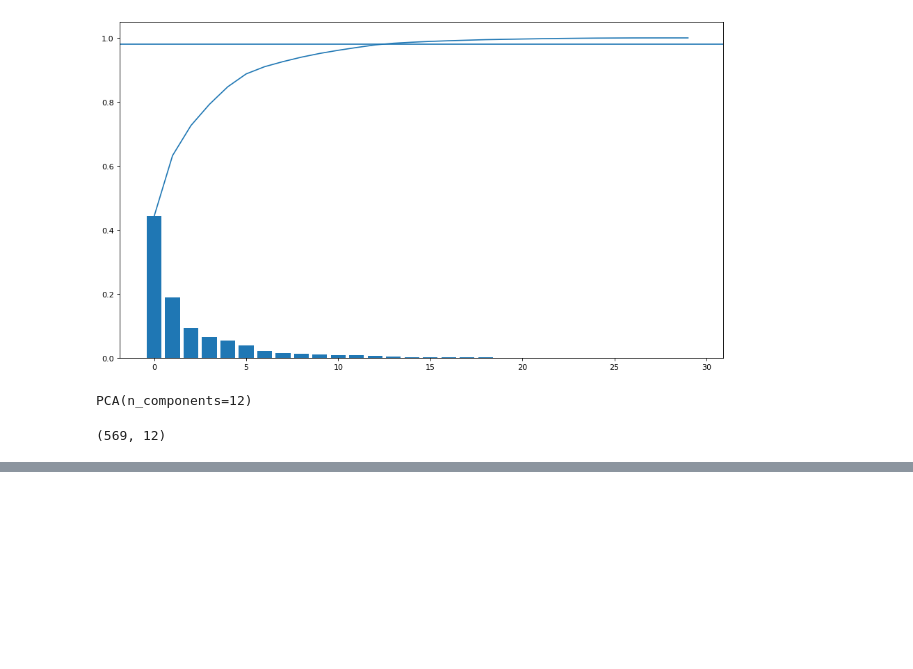
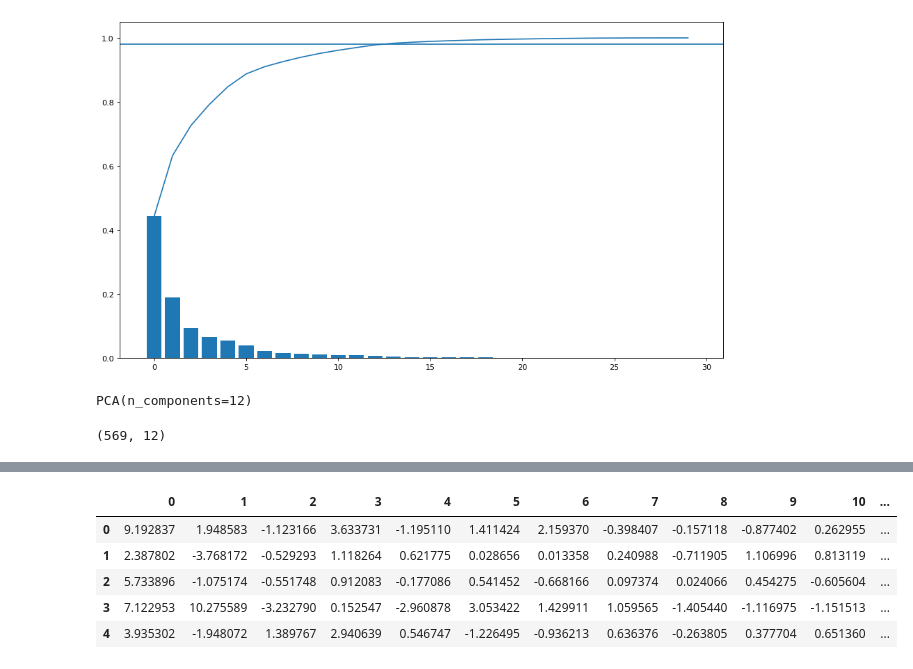
Before and after one commit to ricardocarreras/Bootcamp_DataScience_student, a Jupyter notebook: PCAcancer.ipynb, the cells around one changed output, grey strips where cells are left out. Drawn from its saved outputs; the diff is of its cells as text; code cells hidden in the pictures; blank space fills up the shorter version.

```diff
--- a/PCAcancer.ipynb
+++ b/PCAcancer.ipynb
@@ -234,3 +235,7 @@ nuevos_datos=pca_df.transform(df_std)
 nuevos_datos.shape
 # %% [output]
 (569, 12)
+# %%
+#nuevos_datos["target"] = pd.Series(cancer.target)
+
+df2 = pd.DataFrame(cancer.target, columns=["target"])
@@ -236,0 +258,13 @@ nuevos_datos.shape
+# %%
+#nuevos_datos2=pd.nuevos_datos.join(df2)
+
+nuevos_datos2 = pd.concat([nuevos_datos, df2], axis=1)
+# %%
+nuevos_datos2.head()
+# %% [output]
+|  | 0 | 1 | 2 | 3 | 4 | 5 | 6 | 7 | 8 | 9 | 10 | ... |
+| 0 | 9.192837 | 1.948583 | -1.123166 | 3.633731 | -1.195110 | 1.411424 | 2.159370 | -0.398407 | -0.157118 | -0.877402 | 0.262955 | ... |
+| 1 | 2.387802 | -3.768172 | -0.529293 | 1.118264 | 0.621775 | 0.028656 | 0.013358 | 0.240988 | -0.711905 | 1.106996 | 0.813119 | ... |
+| 2 | 5.733896 | -1.075174 | -0.551748 | 0.912083 | -0.177086 | 0.541452 | -0.668166 | 0.097374 | 0.024066 | 0.454275 | -0.605604 | ... |
+| 3 | 7.122953 | 10.275589 | -3.232790 | 0.152547 | -2.960878 | 3.053422 | 1.429911 | 1.059565 | -1.405440 | -1.116975 | -1.151513 | ... |
+| 4 | 3.935302 | -1.948072 | 1.389767 | 2.940639 | 0.546747 | -1.226495 | -0.936213 | 0.636376 | -0.263805 | 0.377704 | 0.651360 | ... |
```
Also changed, not shown: parts of 15 cells of this notebook.
